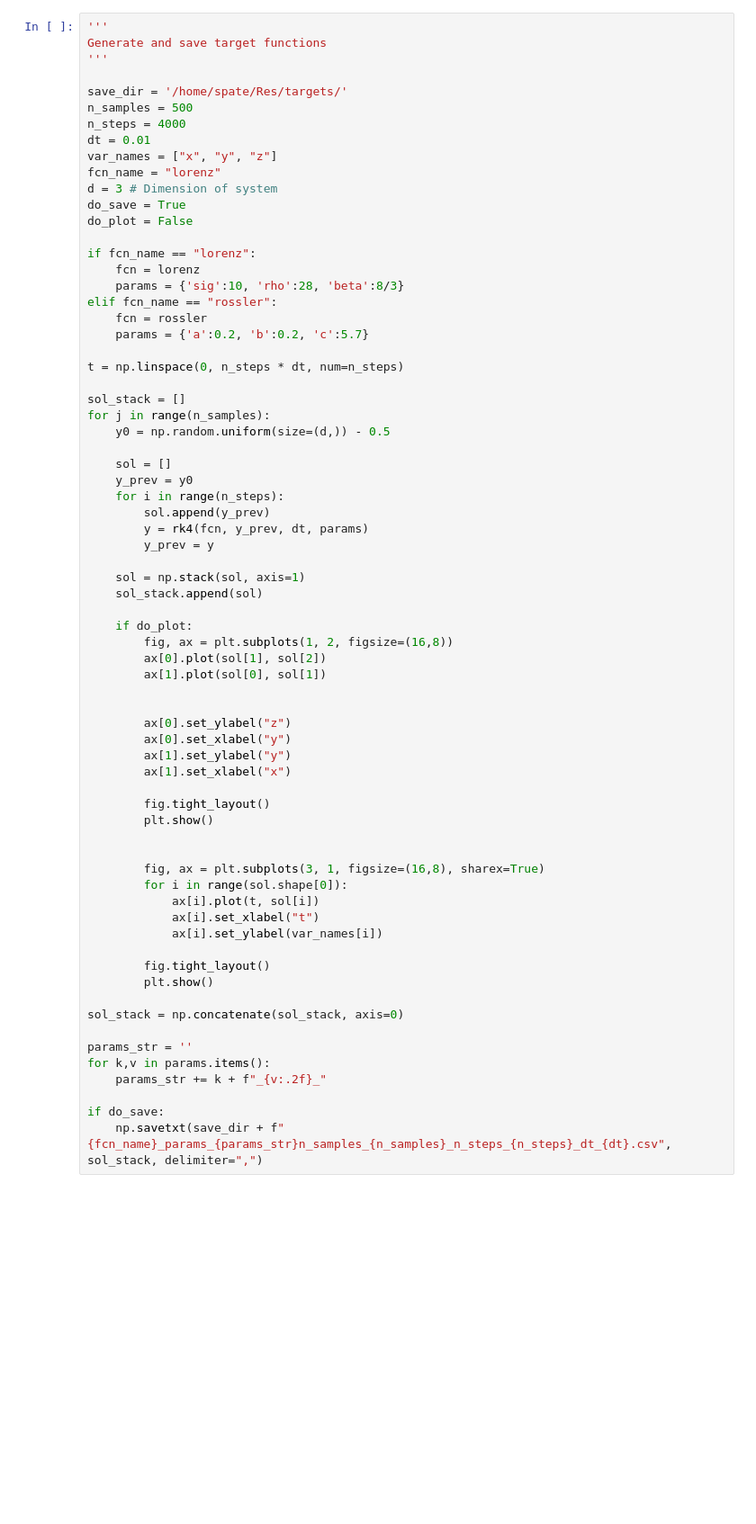
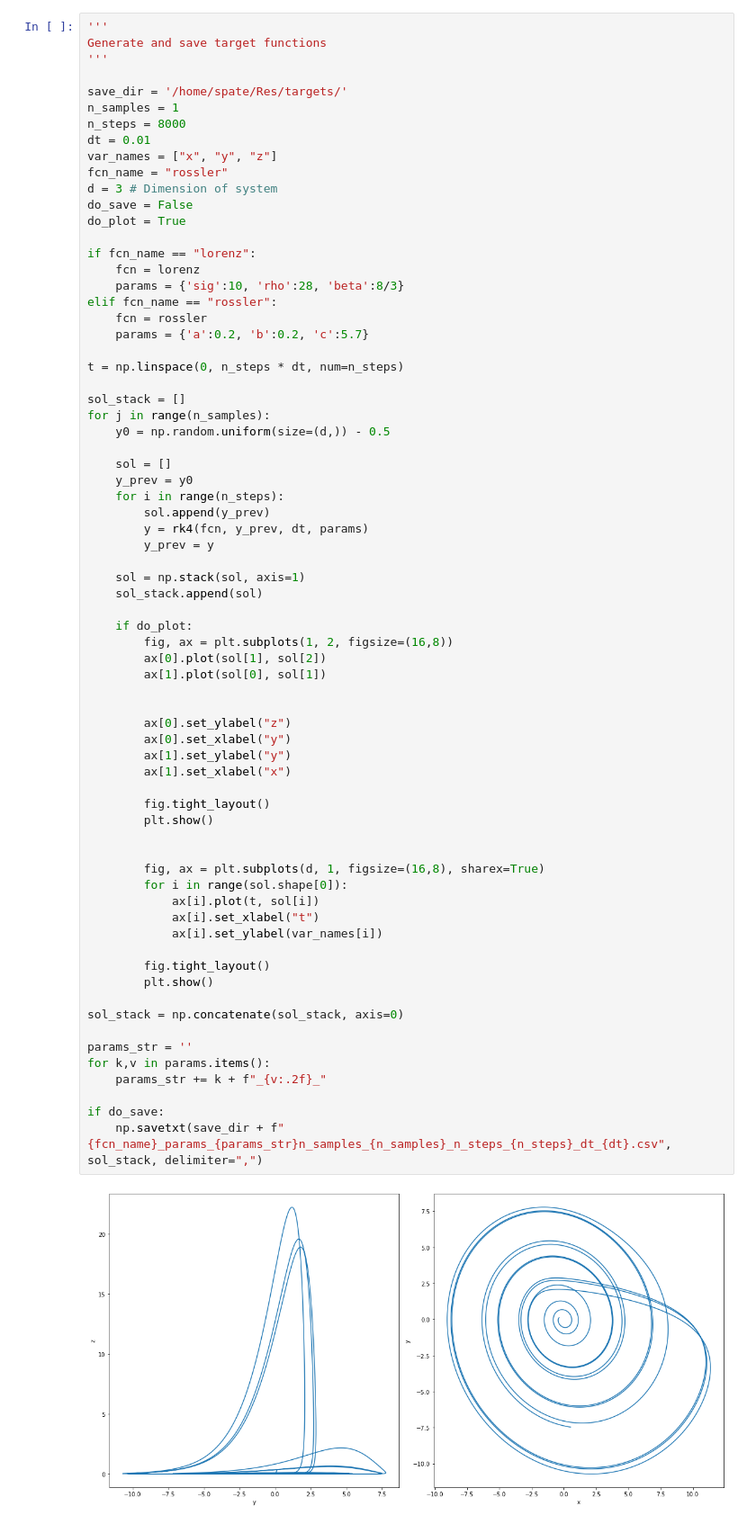
Before and after one commit to stefanpate/reservoir, a Jupyter notebook: gen_targets_grid_search_fourier.ipynb, the cells around one changed output. Shown: that part at 90% size. Drawn from its saved outputs; the diff is of its cells as text; blank space fills up the shorter version.

```diff
--- a/gen_targets_grid_search_fourier.ipynb
+++ b/gen_targets_grid_search_fourier.ipynb
@@ -11,14 +13,14 @@ Generate and save target functions
 '''
 
 save_dir = '/home/spate/Res/targets/'
-n_samples = 500
-n_steps = 4000
+n_samples = 1
+n_steps = 8000
 dt = 0.01
 var_names = ["x", "y", "z"]
-fcn_name = "lorenz"
+fcn_name = "rossler"
 d = 3 # Dimension of system
-do_save = True
-do_plot = False
+do_save = False
+do_plot = True
 
 if fcn_name == "lorenz":
     fcn = lorenz
@@ -47,31 +49,33 @@ for j in range(n_samples):
         fig, ax = plt.subplots(1, 2, figsize=(16,8))
         ax[0].plot(sol[1], sol[2])
         ax[1].plot(sol[0], sol[1])
 
 
         ax[0].set_ylabel("z")
         ax[0].set_xlabel("y")
         ax[1].set_ylabel("y")
         ax[1].set_xlabel("x")
 
         fig.tight_layout()
         plt.show()
 
 
-        fig, ax = plt.subplots(3, 1, figsize=(16,8), sharex=True)
+        fig, ax = plt.subplots(d, 1, figsize=(16,8), sharex=True)
         for i in range(sol.shape[0]):
             ax[i].plot(t, sol[i])
             ax[i].set_xlabel("t")
             ax[i].set_ylabel(var_names[i])
 
         fig.tight_layout()
         plt.show()
 
 sol_stack = np.concatenate(sol_stack, axis=0)
 
 params_str = ''
 for k,v in params.items():
     params_str += k + f"_{v:.2f}_"
 
 if do_save:
     np.savetxt(save_dir + f"{fcn_name}_params_{params_str}n_samples_{n_samples}_n_steps_{n_steps}_dt_{dt}.csv", sol_stack, delimiter=",")
+# %% [output]
+[figure, added]
```
Also changed, not shown: parts of 7 cells of this notebook, 4 other files.
